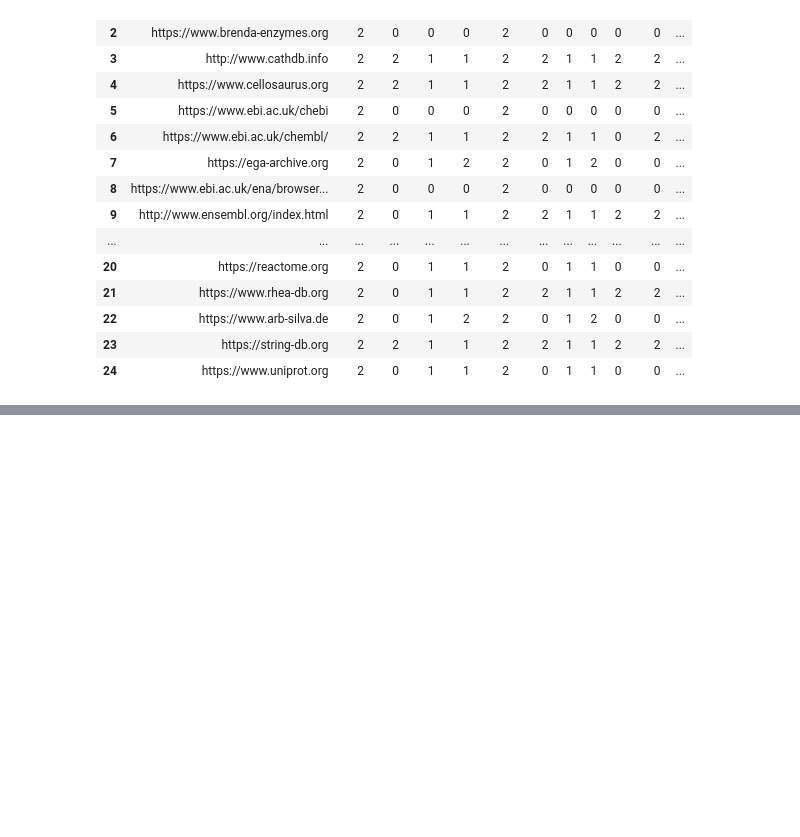
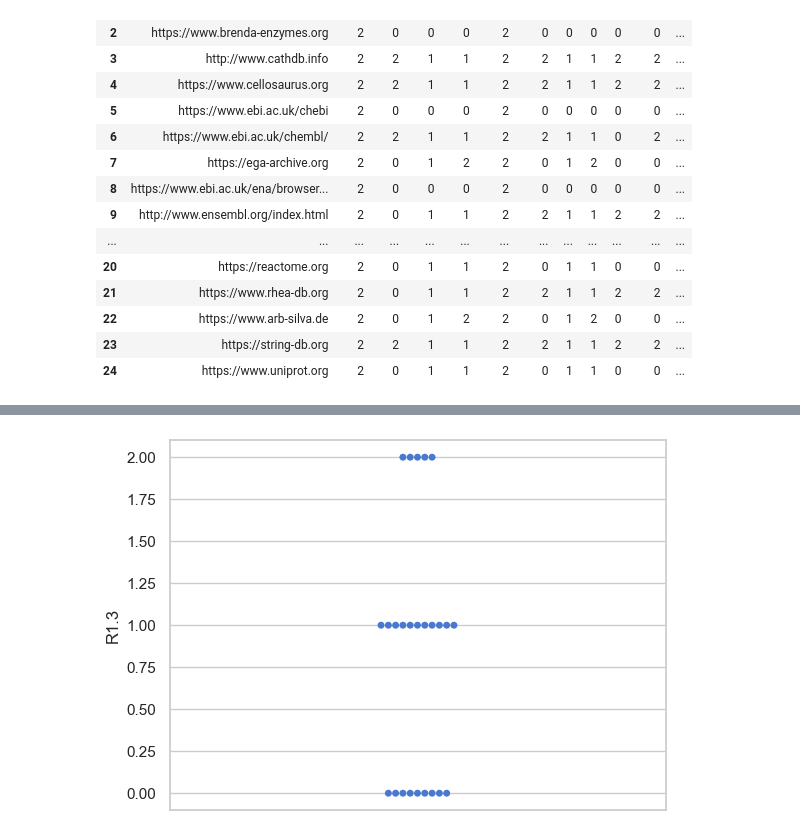
Before and after one commit to IFB-ElixirFr/FAIR-checker, a Jupyter notebook: notebooks/CDR FAIRness evaluation.ipynb, the cells around one changed output, grey strips where cells are left out. Drawn from its saved outputs; the diff is of its cells as text; code cells hidden in the pictures; blank space fills up the shorter version.

```diff
--- a/notebooks/CDR FAIRness evaluation.ipynb
+++ b/notebooks/CDR FAIRness evaluation.ipynb
@@ -160,0 +193,6 @@ df
+# %%
+sns.set_theme(style="whitegrid", palette="muted")
+
+ax = sns.swarmplot(data=df, y="R1.3")
+# %% [output]
+[figure, added]
```
Also changed, not shown: parts of 4 cells of this notebook, 17 other files.
